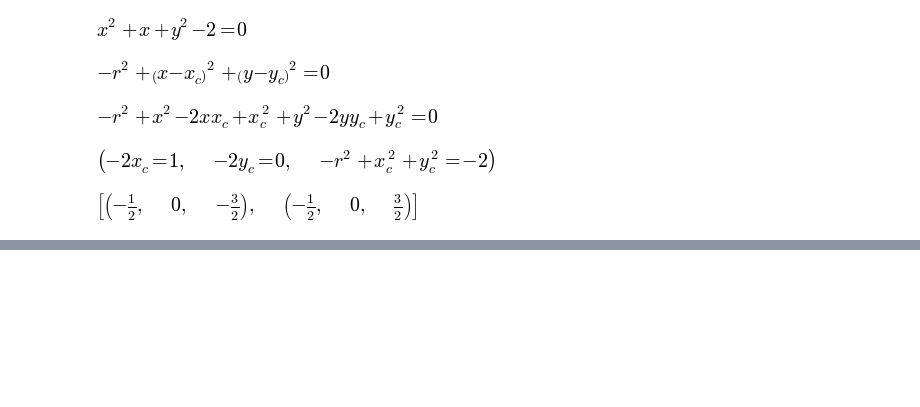
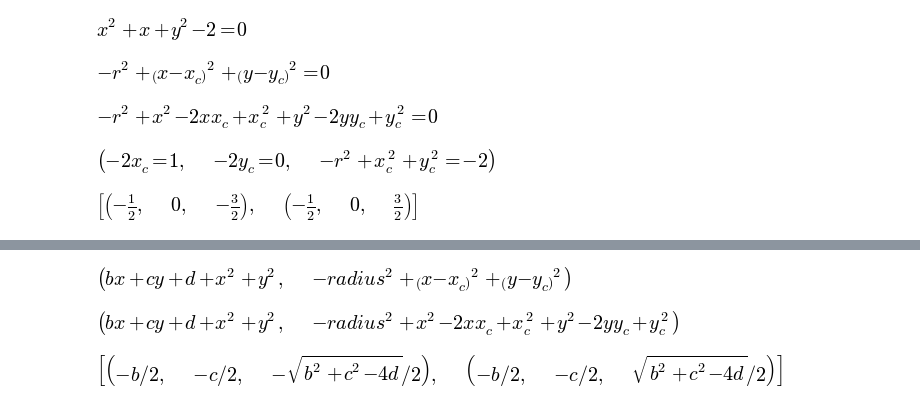
Before and after one commit to simonsfoundation/jp_svg_canvas, a Jupyter notebook: examples/Location location location.ipynb, the cells around one changed output, grey strips where cells are left out. Saved outputs shown, nothing was run; the diff lists cells and outputs as text; code cells hidden in the pictures; blank space fills up the shorter version.

```diff
--- a/examples/Location location location.ipynb
+++ b/examples/Location location location.ipynb
@@ -209,3 +209,25 @@ D3.text("ct", -0.5, 0.1, "KB center")
 D3.embed()
 # %% [output]
 [interactive output not drawn]
+# %%
+b, c, d = s.symbols("b c d")
+c_zero1 = x**2 + y**2 + b*x + c*y + d
+x_c, y_c, radius = s.symbols("x_c y_c radius")
+c_zero2 = dist2(x, y, x_c, y_c) - radius ** 2
+(c_zero1, c_zero2)
+# %% [output]
+[figure, added]
+# %%
+(c_zero1.expand(), c_zero2.expand())
+# %% [output]
+[figure, added]
+# %%
+b1 = -2*x_c
+c1 = -2*y_c
+d1 = -radius**2 + x_c**2 + y_c **2
+beq = s.Eq(b, b1)
+deq = s.Eq(d, d1)
+ceq = s.Eq(c, c1)
+s.solve([beq, deq, ceq], x_c, y_c, radius)
+# %% [output]
+[figure, added]
```
Also changed, not shown: parts of 6 cells of this notebook, 3 other files.
